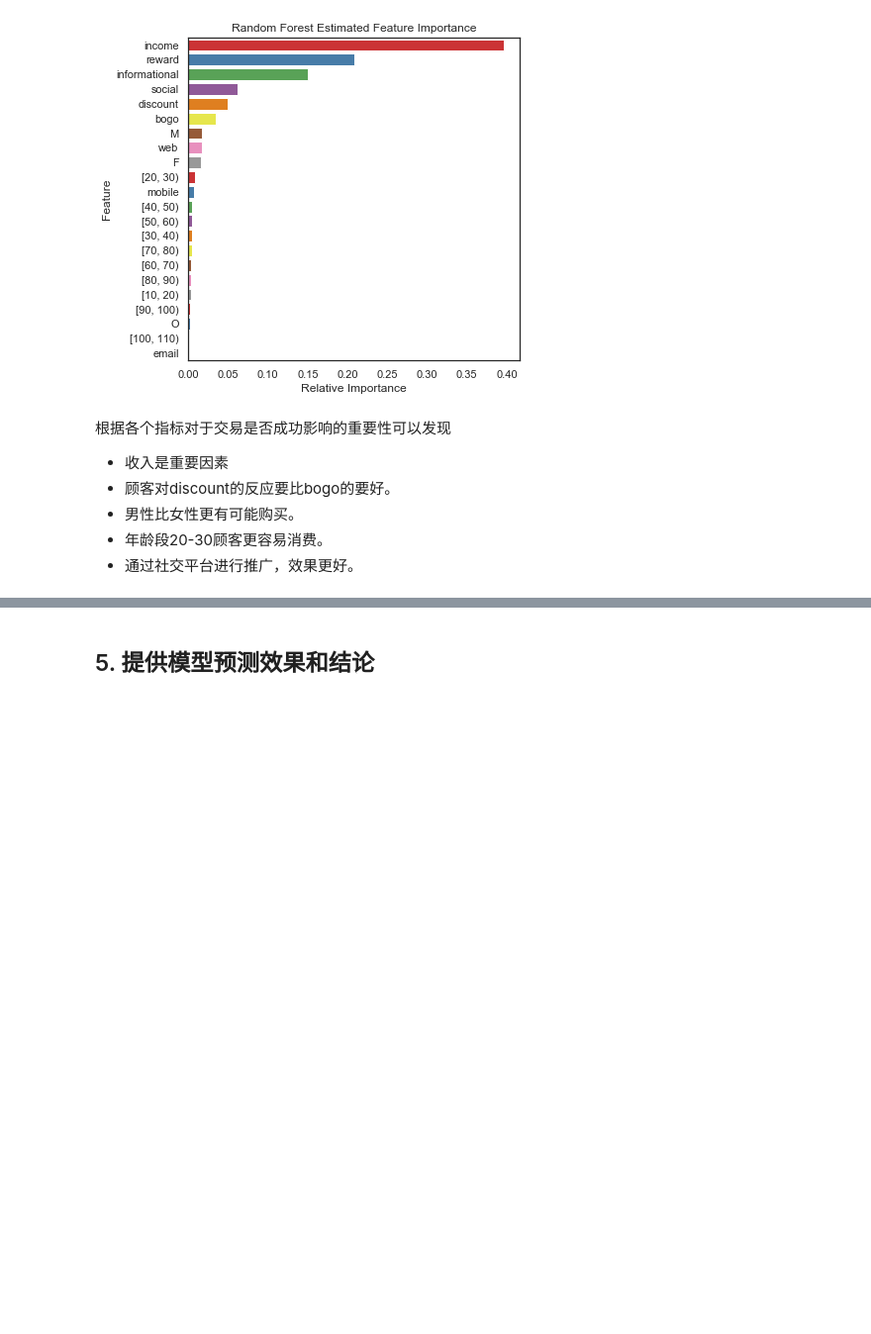
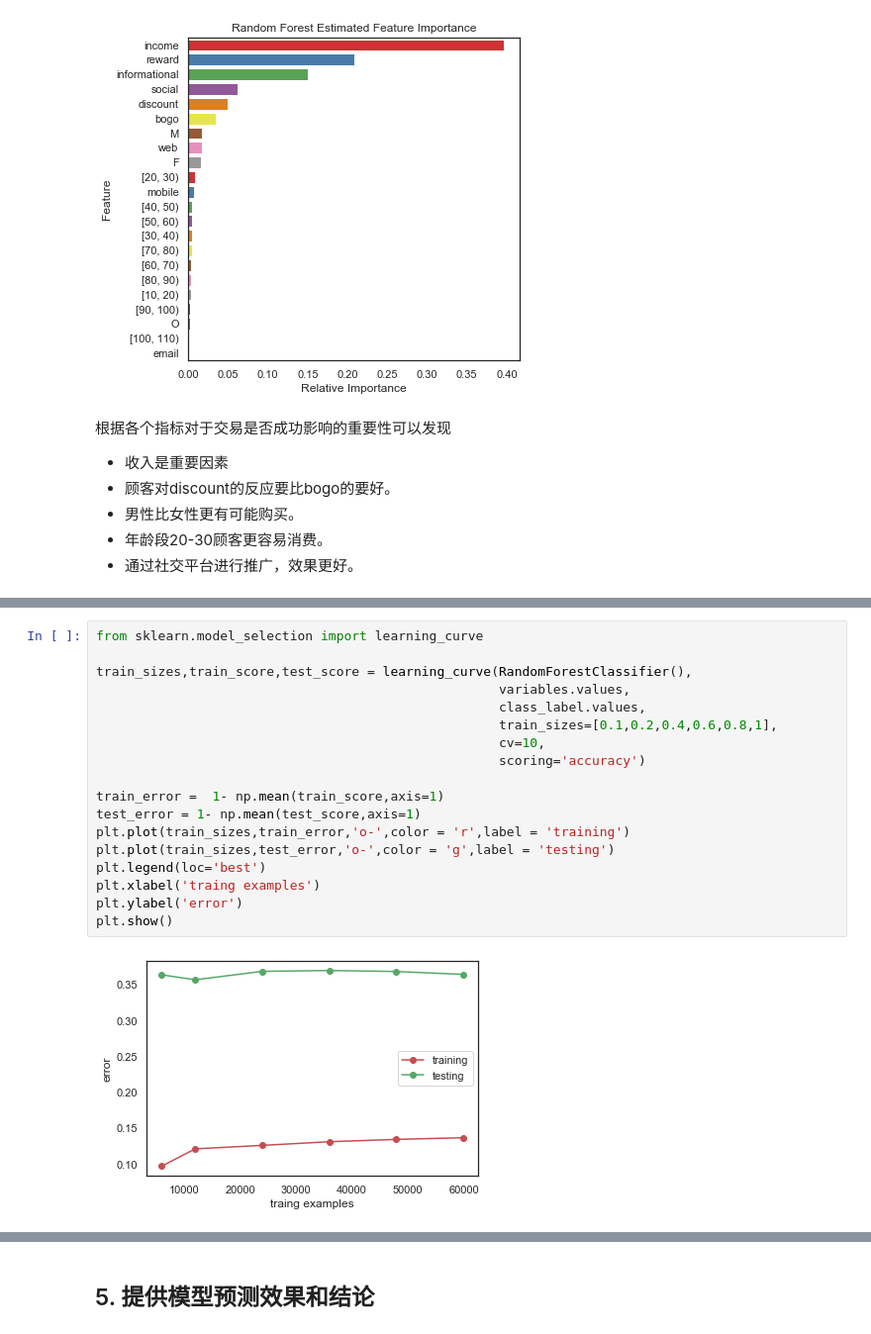
Before and after one commit to flamever2015/Starbucks_Capstone, a Jupyter notebook: Starbucks_Capstone_notebook-zh.ipynb, the cells around one changed output, grey strips where cells are left out. Shown: that part at 99% size. Saved outputs shown, nothing was run; the diff lists cells and outputs as text; blank space fills up the shorter version.

```diff
--- a/Starbucks_Capstone_notebook-zh.ipynb
+++ b/Starbucks_Capstone_notebook-zh.ipynb
@@ -1325,0 +1306,20 @@ BestGridFit model Recall: 0.775
+# %%
+from sklearn.model_selection import learning_curve
+
+train_sizes,train_score,test_score = learning_curve(RandomForestClassifier(),
+                                                    variables.values,
+                                                    class_label.values,
+                                                    train_sizes=[0.1,0.2,0.4,0.6,0.8,1],
+                                                    cv=10,
+                                                    scoring='accuracy')
+
+train_error =  1- np.mean(train_score,axis=1)
+test_error = 1- np.mean(test_score,axis=1)
+plt.plot(train_sizes,train_error,'o-',color = 'r',label = 'training')
+plt.plot(train_sizes,test_error,'o-',color = 'g',label = 'testing')
+plt.legend(loc='best')
+plt.xlabel('traing examples')
+plt.ylabel('error')
+plt.show()
+# %% [output]
+[figure, added]
```
Also changed, not shown: parts of 18 cells of this notebook, 5 other files.
